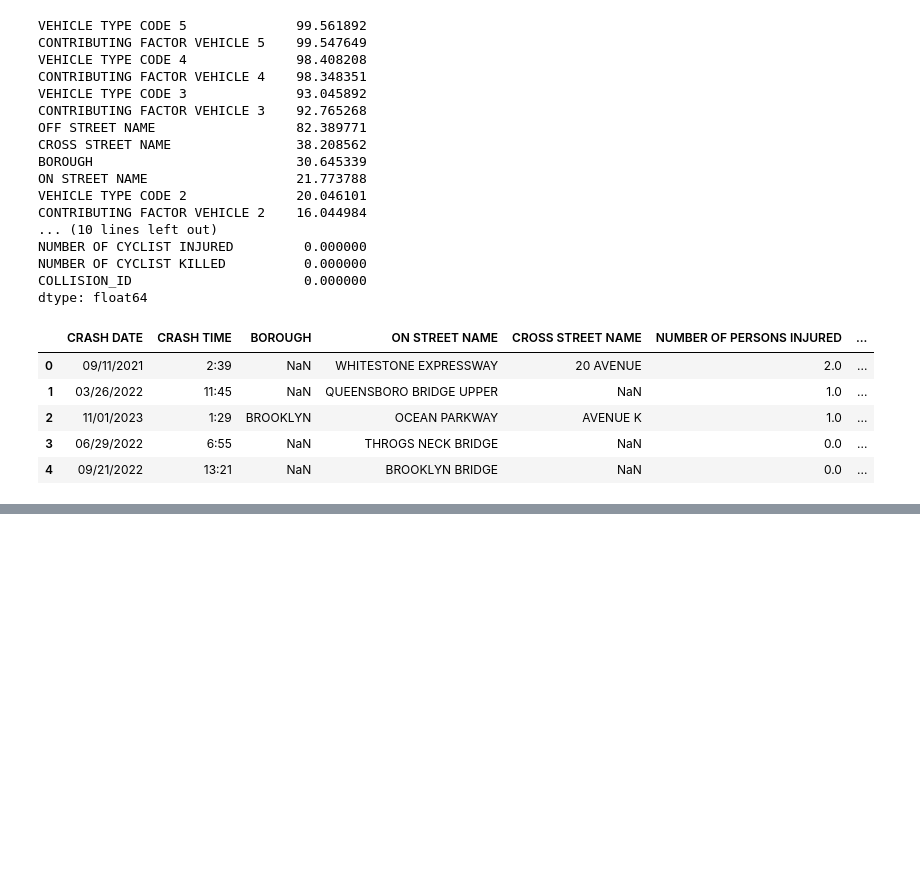
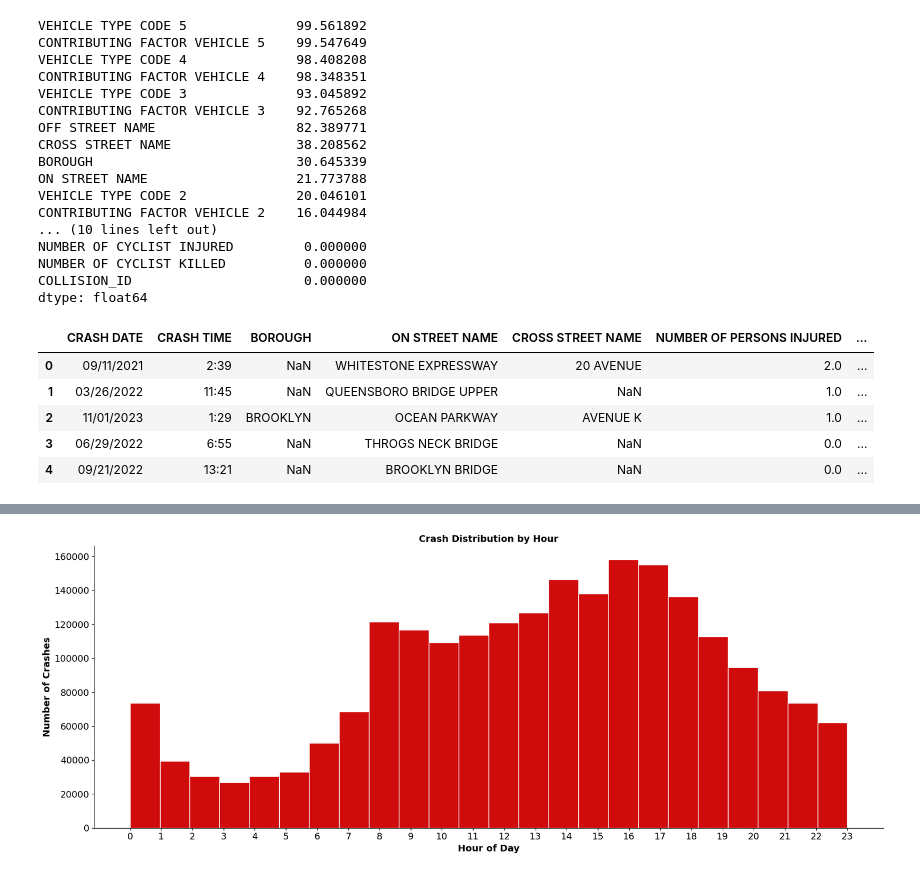
Before and after one commit to LJ-Johnson/Motor_Vehicle_Collisions_Dataset, a Jupyter notebook: notebook/Motor_Vehicle_collisions.ipynb, the cells around one changed output, grey strips where cells are left out. Cells and saved outputs as stored; diff of their text form; code cells hidden in the pictures; blank space fills up the shorter version.

```diff
--- a/notebook/Motor_Vehicle_collisions.ipynb
+++ b/notebook/Motor_Vehicle_collisions.ipynb
@@ -167,0 +128,28 @@ df.head()
+# %%
+df["CRASH TIME"] = pd.to_datetime(df["CRASH TIME"], format='%H:%M')
+df["Crash Hour"] = df['CRASH TIME'].dt.hour
+# %%
+plt.figure(figsize=(18,7))
+plt.hist(
+    df["Crash Hour"],
+    bins=24,
+    color = "#cf0b0b",
+    edgecolor= "#ffffffff",
+    align='mid'
+)
+
+ax = plt.gca()
+ax.spines['top'].set_visible(False)
+ax.spines['right'].set_visible(False)
+
+
+plt.xlabel("Hour of Day", fontsize=14, fontweight="bold")
+plt.ylabel("Number of Crashes", fontsize=14, fontweight="bold")
+plt.title("Crash Distribution by Hour", fontsize=14, fontweight="bold")
+plt.xticks(range(0,24))
+plt.tick_params(axis='both', labelsize=14)
+
+plt.tight_layout()
+plt.show()
+# %% [output]
+[figure, added]
```
Also changed, not shown: parts of 16 cells of this notebook.
